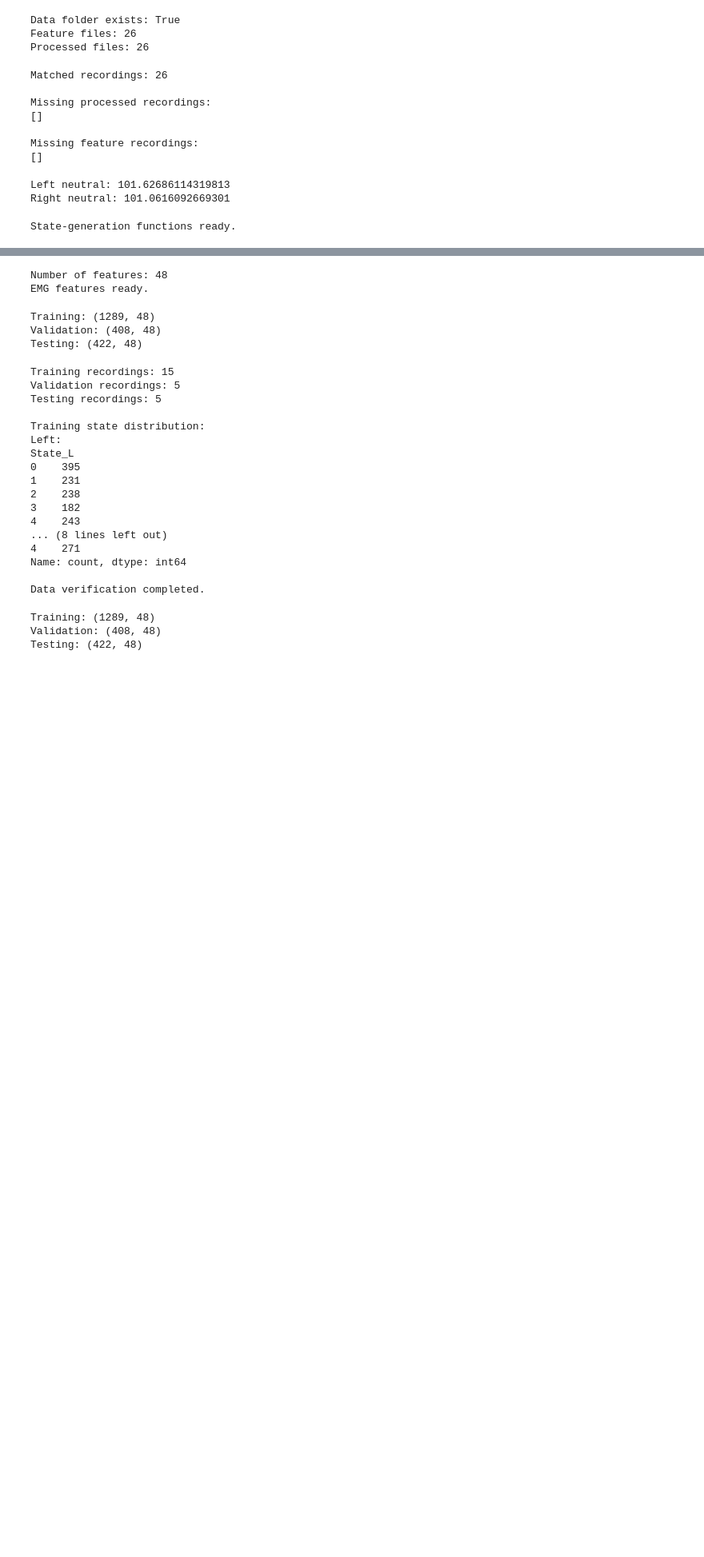
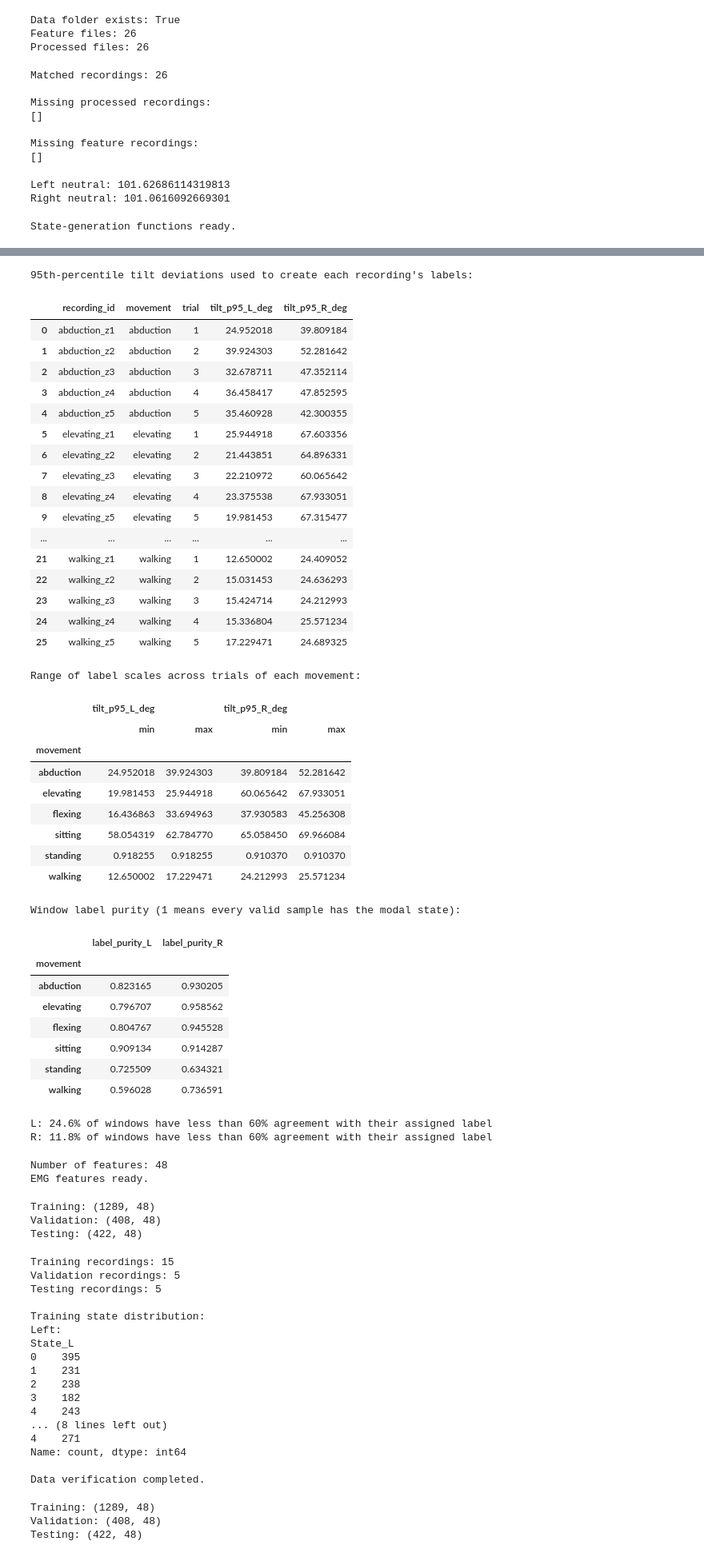
Before and after one commit to LeenGhazi/FES-Exoskeleton-Project, a Jupyter notebook: Data Analysis 1 - Sara/RNN_LSTM_Classifier.ipynb, the cells around one changed output, grey strips where cells are left out. Shown at 80% size. Cells and saved outputs as stored; diff of their text form; code cells hidden in the pictures; blank space fills up the shorter version.

```diff
--- a/Data Analysis 1 - Sara/RNN_LSTM_Classifier.ipynb
+++ b/Data Analysis 1 - Sara/RNN_LSTM_Classifier.ipynb
@@ -264,6 +349,7 @@ State-generation functions ready.
 # %%
 all_aligned = []
 alignment_report = []
+label_scale_rows = []
 
 for key in common_keys:
 
@@ -272,6 +358,17 @@ for key in common_keys:
     features = pd.read_csv(feature_files[key])
     processed = pd.read_csv(processed_files[key])
 
+    # Diagnostic only: these are the recording-specific label scales
+    # already used by generate_states(), not model input features.
+    scale_row = {"recording_id": f"{movement}_z{trial}",
+                 "movement": movement, "trial": trial}
+    for side, neutral in [("L", neutral_L), ("R", neutral_R)]:
+        deviations = np.abs(accel_tilt_deg(processed, side) - neutral)
+        finite = deviations[np.isfinite(deviations)]
+        scale_row[f"tilt_p95_{side}_deg"] = (
+            float(np.percentile(finite, 95)) if len(finite) else np.nan
+        )
+    label_scale_rows.append(scale_row)
     processed = generate_states(processed)
 
     processed["sample_index"] = pd.to_numeric(
@@ -324,6 +421,14 @@ for key in common_keys:
             window["State_R"].mode().iloc[0]
         )
 
+        # A low purity means that a feature window contains several states.
+        output["label_purity_L"] = float(
+            (window["State_L"] == output["State_L"]).mean()
+        )
+        output["label_purity_R"] = float(
+            (window["State_R"] == output["State_R"]).mean()
+        )
+
         output["movement"] = movement
         output["trial"] = trial
         output["recording_id"] = f"{movement}_z{trial}"
@@ -372,6 +477,61 @@ Recordings: 26
 | 23 | walking_z3 | 67 | 67 |
 | 24 | walking_z4 | 69 | 69 |
 | 25 | walking_z5 | 65 | 65 |
+# %%
+label_scale_report = pd.DataFrame(label_scale_rows)
+print("95th-percentile tilt deviations used to create each recording's labels:")
+display(label_scale_report)
+
+print("Range of label scales across trials of each movement:")
+display(label_scale_report.groupby("movement")[["tilt_p95_L_deg", "tilt_p95_R_deg"]]
+        .agg(["min", "max"]))
+
+print("Window label purity (1 means every valid sample has the modal state):")
+display(data.groupby("movement")[["label_purity_L", "label_purity_R"]].mean())
+for side in ["L", "R"]:
+    print(f"{side}: {(data[f'label_purity_{side}'] < 0.6).mean():.1%} of windows "
+          "have less than 60% agreement with their assigned label")
+label_scale_report.to_csv(RESULTS_DIR / "label_scales.csv", index=False)
+# %% [output]
+95th-percentile tilt deviations used to create each recording's labels:
+|  | recording_id | movement | trial | tilt_p95_L_deg | tilt_p95_R_deg |
+| 0 | abduction_z1 | abduction | 1 | 24.952018 | 39.809184 |
+| 1 | abduction_z2 | abduction | 2 | 39.924303 | 52.281642 |
+| 2 | abduction_z3 | abduction | 3 | 32.678711 | 47.352114 |
+| 3 | abduction_z4 | abduction | 4 | 36.458417 | 47.852595 |
+| 4 | abduction_z5 | abduction | 5 | 35.460928 | 42.300355 |
+| 5 | elevating_z1 | elevating | 1 | 25.944918 | 67.603356 |
+| 6 | elevating_z2 | elevating | 2 | 21.443851 | 64.896331 |
+| 7 | elevating_z3 | elevating | 3 | 22.210972 | 60.065642 |
+| 8 | elevating_z4 | elevating | 4 | 23.375538 | 67.933051 |
+| 9 | elevating_z5 | elevating | 5 | 19.981453 | 67.315477 |
+| ... | ... | ... | ... | ... | ... |
+| 21 | walking_z1 | walking | 1 | 12.650002 | 24.409052 |
+| 22 | walking_z2 | walking | 2 | 15.031453 | 24.636293 |
+| 23 | walking_z3 | walking | 3 | 15.424714 | 24.212993 |
+| 24 | walking_z4 | walking | 4 | 15.336804 | 25.571234 |
+| 25 | walking_z5 | walking | 5 | 17.229471 | 24.689325 |
+Range of label scales across trials of each movement:
+|  | tilt_p95_L_deg |  | tilt_p95_R_deg |  |
+|  | min | max | min | max |
+| movement |  |  |  |  |
+| abduction | 24.952018 | 39.924303 | 39.809184 | 52.281642 |
+| elevating | 19.981453 | 25.944918 | 60.065642 | 67.933051 |
+| flexing | 16.436863 | 33.694963 | 37.930583 | 45.256308 |
+| sitting | 58.054319 | 62.784770 | 65.058450 | 69.966084 |
+| standing | 0.918255 | 0.918255 | 0.910370 | 0.910370 |
+| walking | 12.650002 | 17.229471 | 24.212993 | 25.571234 |
+Window label purity (1 means every valid sample has the modal state):
+|  | label_purity_L | label_purity_R |
+| movement |  |  |
+| abduction | 0.823165 | 0.930205 |
+| elevating | 0.796707 | 0.958562 |
+| flexing | 0.804767 | 0.945528 |
+| sitting | 0.909134 | 0.914287 |
+| standing | 0.725509 | 0.634321 |
+| walking | 0.596028 | 0.736591 |
+L: 24.6% of windows have less than 60% agreement with their assigned label
+R: 11.8% of windows have less than 60% agreement with their assigned label
 # %%
 FEATURE_SUFFIXES = (
     "_rms",
```
Also changed, not shown: parts of 22 cells of this notebook, 11 other files.
